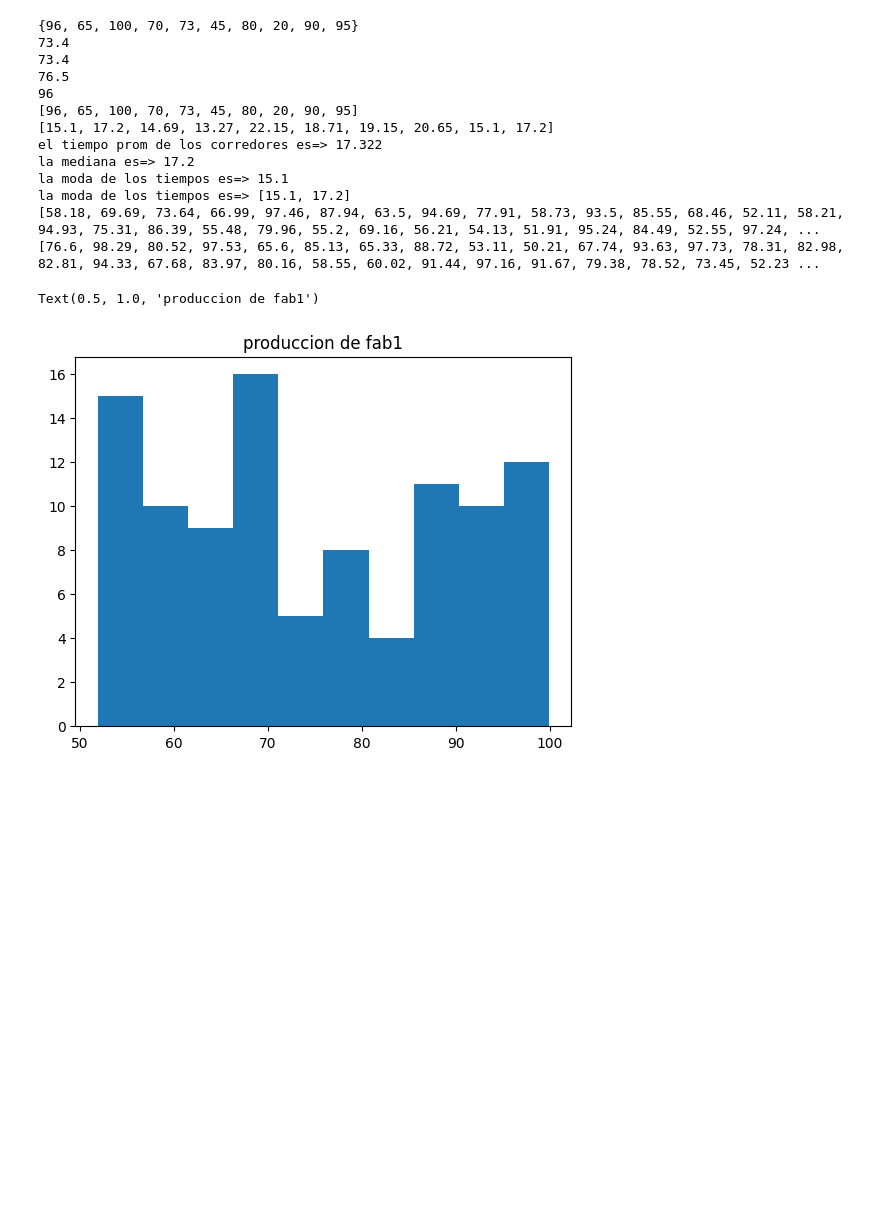
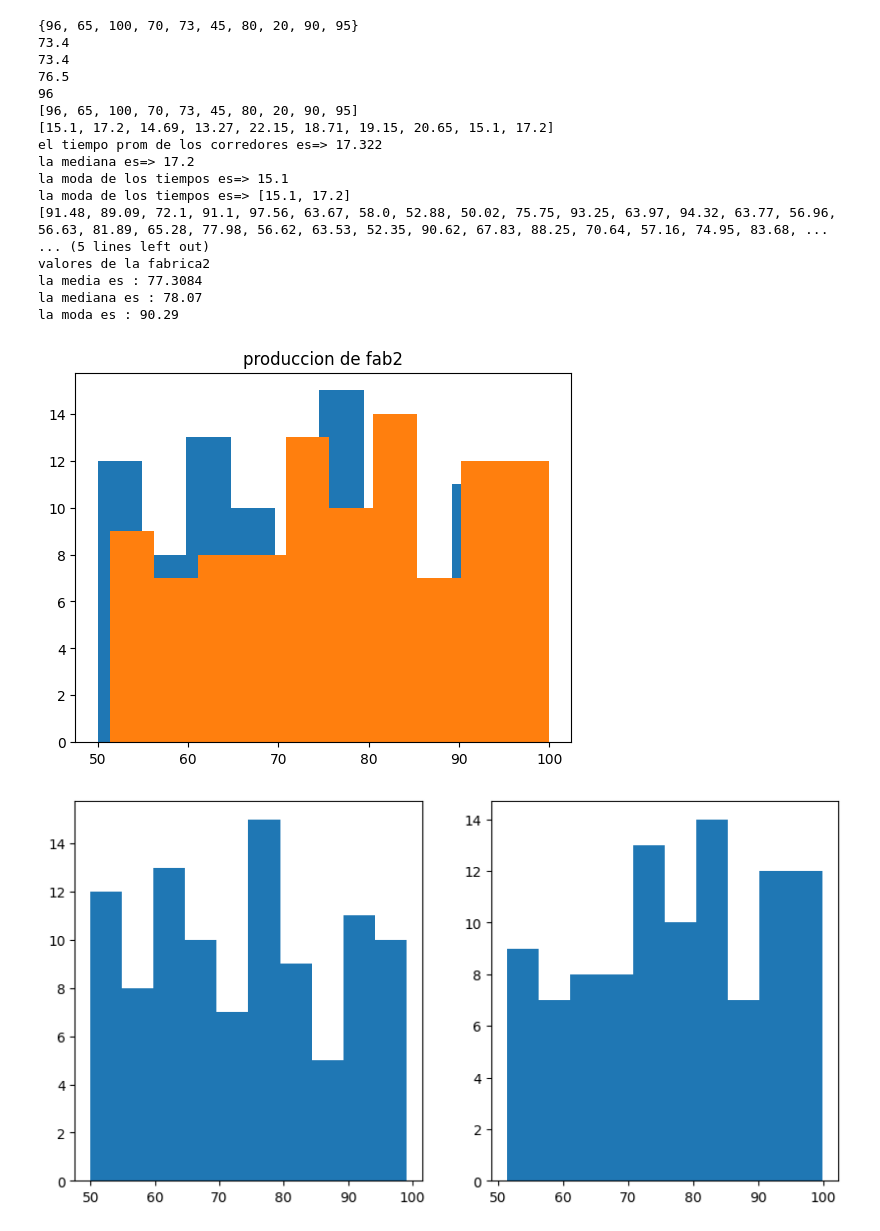
Before and after one commit to edson-jaze/Probab, a Jupyter notebook: practica_1.ipynb, the cells around one changed output. Cells and saved outputs as stored; diff of their text form; code cells hidden in the pictures; blank space fills up the shorter version.

```diff
--- a/practica_1.ipynb
+++ b/practica_1.ipynb
@@ -3,4 +16,6 @@
 # %%
+
+
 from statistics import*
 import random
 import matplotlib.pyplot as plt
@@ -37,34 +52,86 @@ print("la moda de los tiempos es=>",mod2)
 fabrica1 = []
 
 for i in range(100):
 
     numero_aleatorio = round( random. uniform(50, 100), 2 )
     fabrica1.append(numero_aleatorio)
 print(fabrica1)
 
 fabrica2 = []
 
 for i in range(100):
 
     numero_aleatorio = round( random. uniform(50, 100), 2 )
     fabrica2.append(numero_aleatorio)
 print(fabrica2)
 
 plt.hist(fabrica1)
 plt.title("produccion de fab1")
+
+plt.hist(fabrica2)
+plt.title("produccion de fab2")
+
+media1= mean(fabrica1)
+mediana1= median(fabrica1)
+moda1=mode(fabrica1)
+
+print("valores de la fabrica")
+print("la media es :",media1)
+print("la mediana es :",mediana1)
+print("la moda es :",moda1)
+
+media2= mean(fabrica2)
+mediana2= median(fabrica2)
+moda2=mode(fabrica2)
+
+print("valores de la fabrica2")
+print("la media es :",media2)
+print("la mediana es :",mediana2)
+print("la moda es :",moda2)
+
+fig,(ax1,ax2) = plt.subplots(nrows=1,ncols=2,figsize=(10,5))
+ax1.hist(fabrica1)
+ax2.hist(fabrica2)
+plt.show()
+
+plt.hist(fabrica1, bins=10,alpha=0.2,color='b',edgecolor = "black")
+
+plt.axvline(media1,color='b',linestyle='dashed',linewidth=2,label='Media')
+plt.axvline(mediana1,color='r',linestyle='dashed',linewidth=2,label='Mediana')
+plt.axvline(moda1,color='y',linestyle='dashed',linewidth=2,label='Moda')
+plt.xlabel('Valor')
+plt.ylabel('Frecuencia')
+plt.title("produccion de la fab1")
+plt.legend()
+plt.show()
+
+plt.hist(fabrica2, bins=10,alpha=0.2,color='b',edgecolor = "black")
+
+plt.axvline(media2,color='b',linestyle='dashed',linewidth=2,label='Media')
+plt.axvline(mediana2,color='r',linestyle='dashed',linewidth=2,label='Mediana')
+plt.axvline(moda2,color='y',linestyle='dashed',linewidth=2,label='Moda')
+plt.xlabel('Valor')
+plt.ylabel('Frecuencia')
+plt.title("produccion de la fab2")
+plt.legend()
+plt.show()
 # %% [output]
 {96, 65, 100, 70, 73, 45, 80, 20, 90, 95}
 73.4
 73.4
 76.5
 96
 [96, 65, 100, 70, 73, 45, 80, 20, 90, 95]
 [15.1, 17.2, 14.69, 13.27, 22.15, 18.71, 19.15, 20.65, 15.1, 17.2]
 el tiempo prom de los corredores es=> 17.322
 la mediana es=> 17.2
 la moda de los tiempos es=> 15.1
 la moda de los tiempos es=> [15.1, 17.2]
-[58.18, 69.69, 73.64, 66.99, 97.46, 87.94, 63.5, 94.69, 77.91, 58.73, 93.5, 85.55, 68.46, 52.11, 58.21, 94.93, 75.31, 86.39, 55.48, 79.96, 55.2, 69.16, 56.21, 54.13, 51.91, 95.24, 84.49, 52.55, 97.24, ...
-[76.6, 98.29, 80.52, 97.53, 65.6, 85.13, 65.33, 88.72, 53.11, 50.21, 67.74, 93.63, 97.73, 78.31, 82.98, 82.81, 94.33, 67.68, 83.97, 80.16, 58.55, 60.02, 91.44, 97.16, 91.67, 79.38, 78.52, 73.45, 52.23 ...
+[91.48, 89.09, 72.1, 91.1, 97.56, 63.67, 58.0, 52.88, 50.02, 75.75, 93.25, 63.97, 94.32, 63.77, 56.96, 56.63, 81.89, 65.28, 77.98, 56.62, 63.53, 52.35, 90.62, 67.83, 88.25, 70.64, 57.16, 74.95, 83.68, ...
+... (5 lines left out)
+valores de la fabrica2
+la media es : 77.3084
+la mediana es : 78.07
+la moda es : 90.29
-Text(0.5, 1.0, 'produccion de fab1')
-[figure, old version]
+[figure, new version]
+[figure, added]
```
Also changed, not shown: parts of 2 cells of this notebook.
